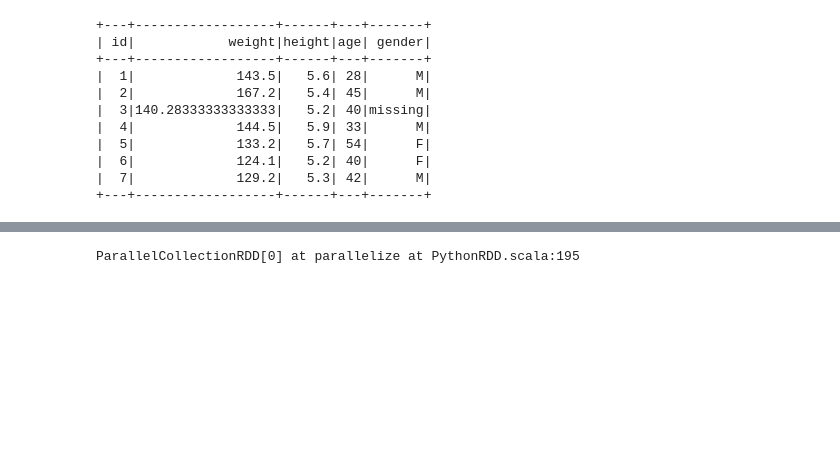
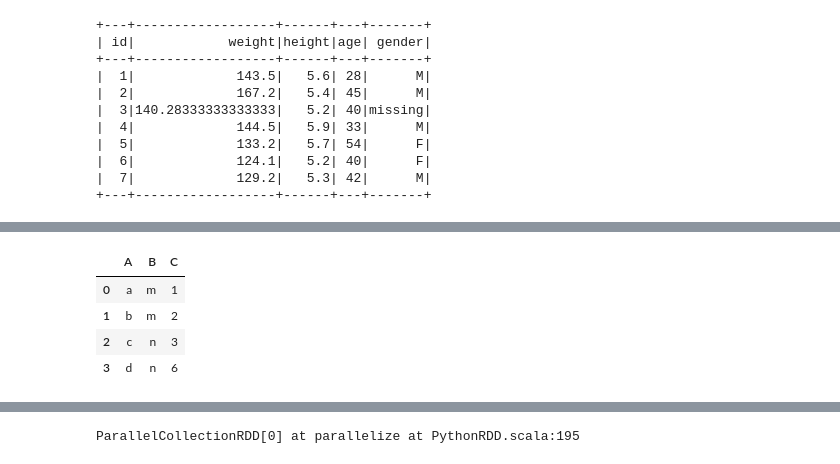
Before and after one commit to TJmask/PySpark, a Jupyter notebook: notebook/PySpark_Learning.ipynb, the cells around one changed output, grey strips where cells are left out. Cells and saved outputs as stored; diff of their text form; code cells hidden in the pictures; blank space fills up the shorter version.

```diff
--- a/notebook/PySpark_Learning.ipynb
+++ b/notebook/PySpark_Learning.ipynb
@@ -765,0 +1278,8 @@ df_miss_no_income.fillna(means).show()
+# %%
+dp
+# %% [output]
+|  | A | B | C |
+| 0 | a | m | 1 |
+| 1 | b | m | 2 |
+| 2 | c | n | 3 |
+| 3 | d | n | 6 |
```
Also changed, not shown: parts of 115 cells of this notebook, 3 other files.
